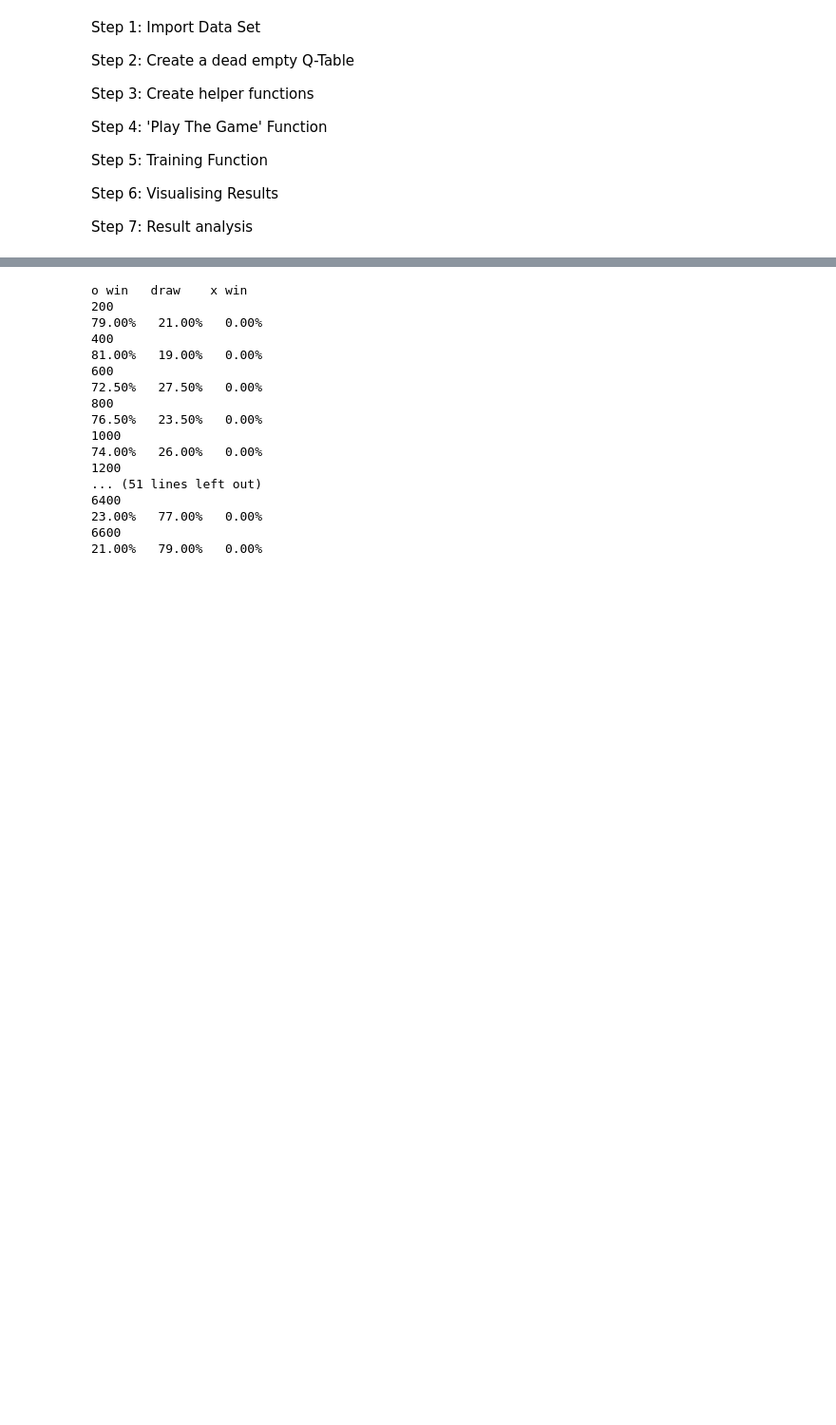
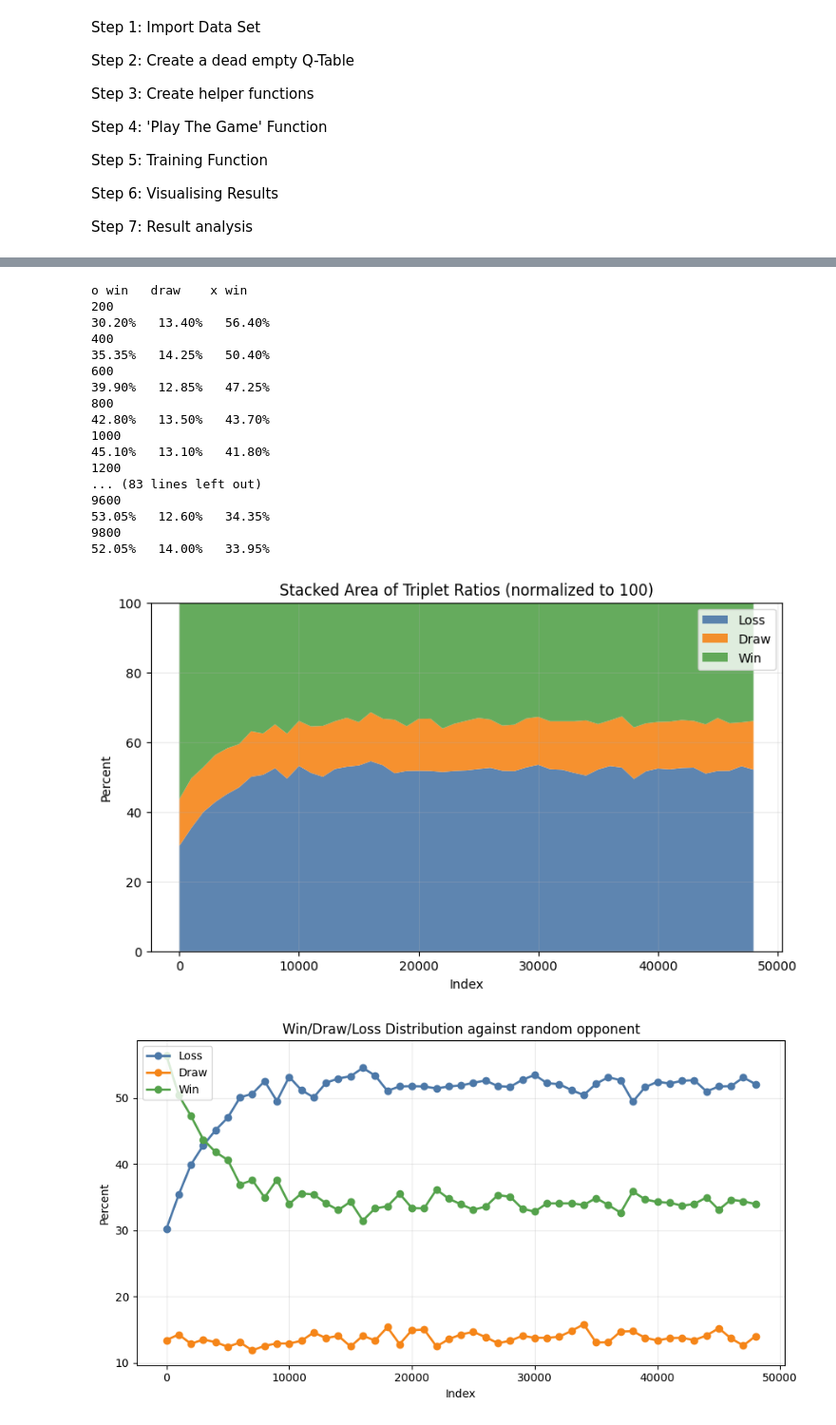
Before and after one commit to peterladur/Reinforcement-Learning-Research-Project, a Jupyter notebook: Part 1: Tic Tac Toe/q_learning.ipynb, the cells around one changed output, grey strips where cells are left out. Shown at 95% size. Drawn from its saved outputs; the diff is of its cells as text; code cells hidden in the pictures; blank space fills up the shorter version.

Commit message:
testing Q_Tables

```diff
--- a/Part 1: Tic Tac Toe/q_learning.ipynb
+++ b/Part 1: Tic Tac Toe/q_learning.ipynb
@@ -261,3 +267,6 @@ def display_counter(counter):
     """displays the statistics over the last 100 games"""
     total = sum(counter) / 100
     print(f"{counter[0]/total:.2f}%   {counter[1]/total:.2f}%   {counter[2]/total:.2f}%")
+# %%
+x = "xxo______"
+pick_random_move(x)
@@ -450,25 +461,29 @@ def calculate_alpha(turn) -> float:
     alpha = 0.1#max(0.0001, 0.1 * np.exp(-0.0001 * turn))
     return float(alpha)
 # %%
-output = perform_training('x', 'perfect', 3000, 10, True)
+output = perform_training('o', 'random', 10000, 10, True)
 Q_Table_against_perfect_opponent = output[0]
+#print(Q_Table_against_perfect_opponent)
 result_distribution = output[1]
 plot_triplet_ratios(result_distribution, component_labels=("Loss", "Draw", "Win"), normalize=True)
+print(Q_Table_against_perfect_opponent)
 # %% [output]
 o win   draw    x win
 200
-79.00%   21.00%   0.00%
+30.20%   13.40%   56.40%
 400
-81.00%   19.00%   0.00%
+35.35%   14.25%   50.40%
 600
-72.50%   27.50%   0.00%
+39.90%   12.85%   47.25%
 800
-76.50%   23.50%   0.00%
+42.80%   13.50%   43.70%
 1000
-74.00%   26.00%   0.00%
+45.10%   13.10%   41.80%
 1200
-... (51 lines left out)
-6400
-23.00%   77.00%   0.00%
-6600
-21.00%   79.00%   0.00%
+... (83 lines left out)
+9600
+53.05%   12.60%   34.35%
+9800
+52.05%   14.00%   33.95%
+[figure, added]
+[figure, added]
```
Also changed, not shown: parts of 7 cells of this notebook.
